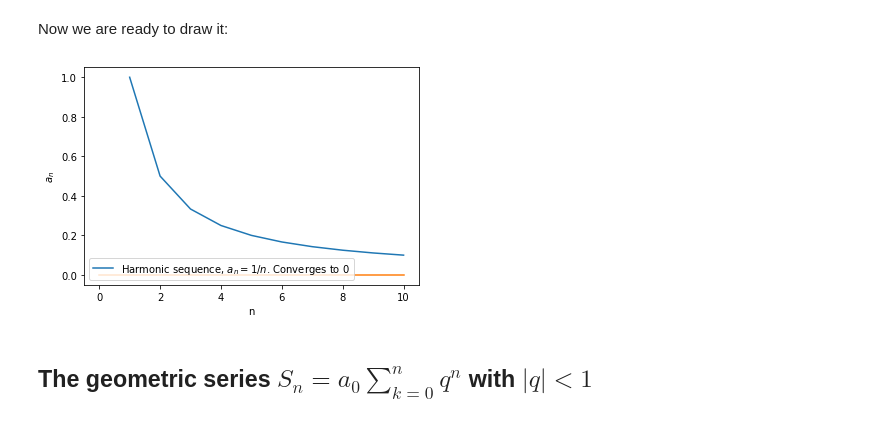
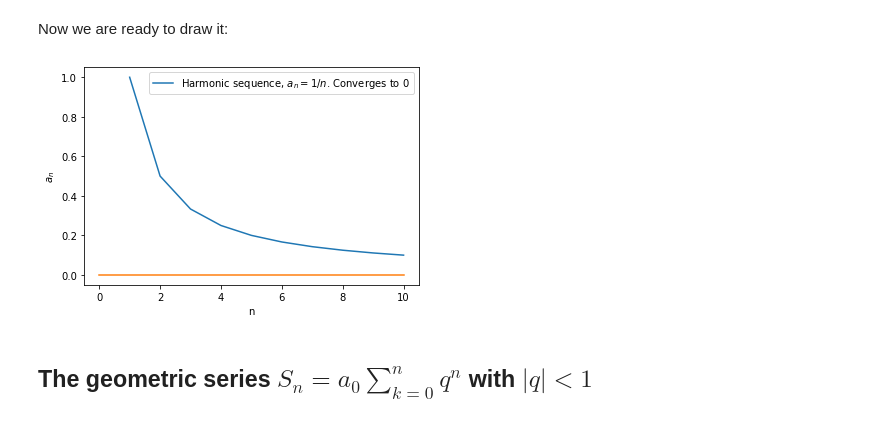
Before and after one commit to JonasRademacker/JupyterNotebooksForTeachingMath, a Jupyter notebook: Sequences and Series.ipynb, the cells around one changed output. Saved outputs shown, nothing was run; the diff lists cells and outputs as text; code cells hidden in the pictures.

```diff
--- a/Sequences and Series.ipynb
+++ b/Sequences and Series.ipynb
@@ -58,11 +58,14 @@ harmonicLimitArray = np.zeros(10+1)
 # %% [markdown]
 Now we are ready to draw it:
 # %%
-draw(harmonicSequenceArray, label="Harmonic sequence, $a_n = 1/n$. Converges to 0", ylabel="$a_n$")
+draw(harmonicSequenceArray
+     , label="Harmonic sequence, $a_n = 1/n$. Converges to 0"
+     , labelposition="upper right"
+     , ylabel="$a_n$")
 plt.plot(harmonicLimitArray)
 plt.show()
 # %% [output]
-[figure, old version]
+[figure, new version]
 # %% [markdown]
 ## The geometric series $S_n = a_0 \sum\limits_{k=0}^n q^n$ with $|q| < 1$
 # %%
```
Also changed, not shown: parts of 6 cells of this notebook.
